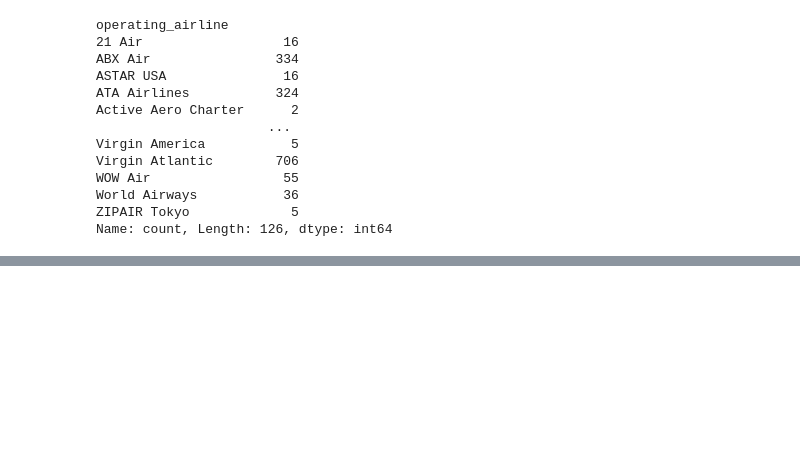
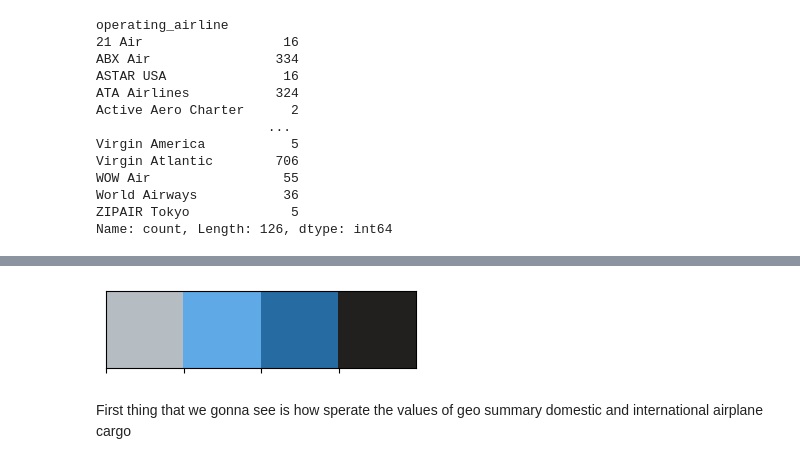
Before and after one commit to ikhsan-muhammad/p01-airplane_cargo, a Jupyter notebook: p01-airplane-cargo.ipynb, the cells around one changed output, grey strips where cells are left out. Saved outputs shown, nothing was run; the diff lists cells and outputs as text; code cells hidden in the pictures; blank space fills up the shorter version.

```diff
--- a/p01-airplane-cargo.ipynb
+++ b/p01-airplane-cargo.ipynb
@@ -202,0 +231,6 @@ ax.bar(geo_summary.index, geo_summary.values)
+# %%
+sns.palplot(['#B6BDC2','#5EA9E6','#276BA3','#221f1f'])
+# %% [output]
+[figure, added]
+# %% [markdown]
+First thing that we gonna see is how sperate the values of geo summary domestic and international airplane cargo
```
Also changed, not shown: parts of 18 cells of this notebook.
